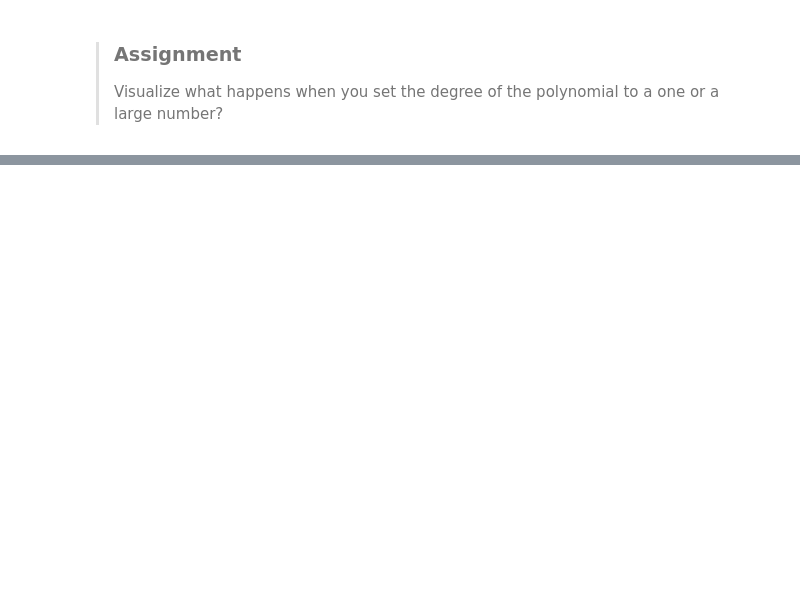
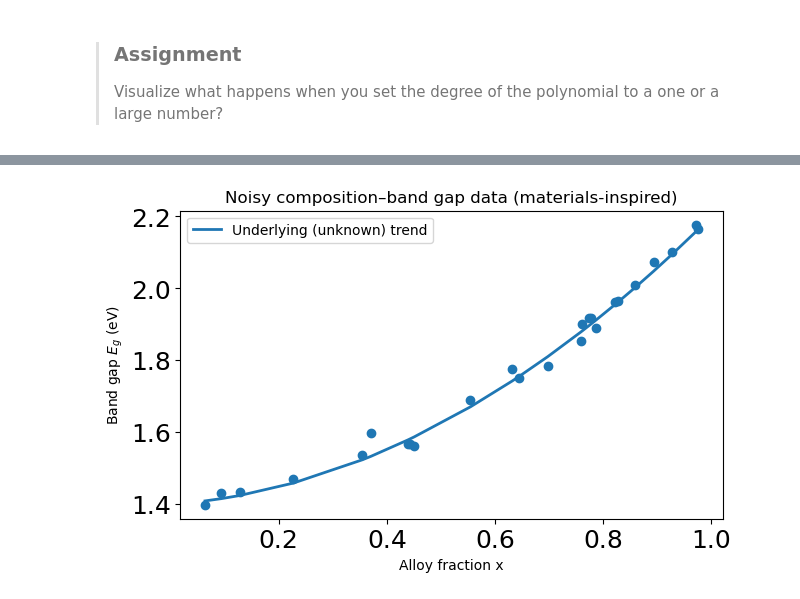
Before and after one commit to rhennig/EMA4935, a Jupyter notebook: Notebooks/07_Overfitting_and_crossvalidation.ipynb, the cells around one changed output, grey strips where cells are left out. Saved outputs shown, nothing was run; the diff lists cells and outputs as text; code cells hidden in the pictures; blank space fills up the shorter version.

```diff
--- a/Notebooks/07_Overfitting_and_crossvalidation.ipynb
+++ b/Notebooks/07_Overfitting_and_crossvalidation.ipynb
@@ -342,0 +376,13 @@ plt.show()
+# %%
+# (Re)imports used in this section
+import numpy as np
+import matplotlib.pyplot as plt
+
+from sklearn.model_selection import KFold, cross_validate, cross_val_score, train_test_split
+from sklearn.pipeline import Pipeline
+from sklearn.preprocessing import PolynomialFeatures
+from sklearn.linear_model import LinearRegression, Ridge
+from sklearn.metrics import mean_squared_error
+
+# For reproducibility
+rng = np.random.default_rng(42)
@@ -342,0 +394,23 @@ plt.show()
+# %%
+# Synthetic composition points (e.g., alloy fraction)
+n_samples = 25
+x_comp = np.sort(rng.random(n_samples))  # x in [0,1]
+X_comp = x_comp.reshape(-1, 1)
+
+# End-member band gaps (eV) and bowing parameter (eV) -- chosen for realism, not as exact values
+Eg0, Eg1, bowing = 1.4, 2.2, 0.7
+
+# "True" bowing curve + experimental / computational noise
+Eg_true = (1 - x_comp) * Eg0 + x_comp * Eg1 - bowing * x_comp * (1 - x_comp)
+Eg_measured = Eg_true + rng.normal(0, 0.03, size=n_samples)
+
+plt.figure(figsize=(7,4))
+plt.scatter(x_comp, Eg_measured)
+plt.plot(x_comp, Eg_true, lw=2, label="Underlying (unknown) trend")
+plt.xlabel("Alloy fraction x")
+plt.ylabel("Band gap $E_g$ (eV)")
+plt.title("Noisy composition–band gap data (materials-inspired)")
+plt.legend()
+plt.show()
+# %% [output]
+[figure, added]
```
Also changed, not shown: parts of 18 cells of this notebook.
